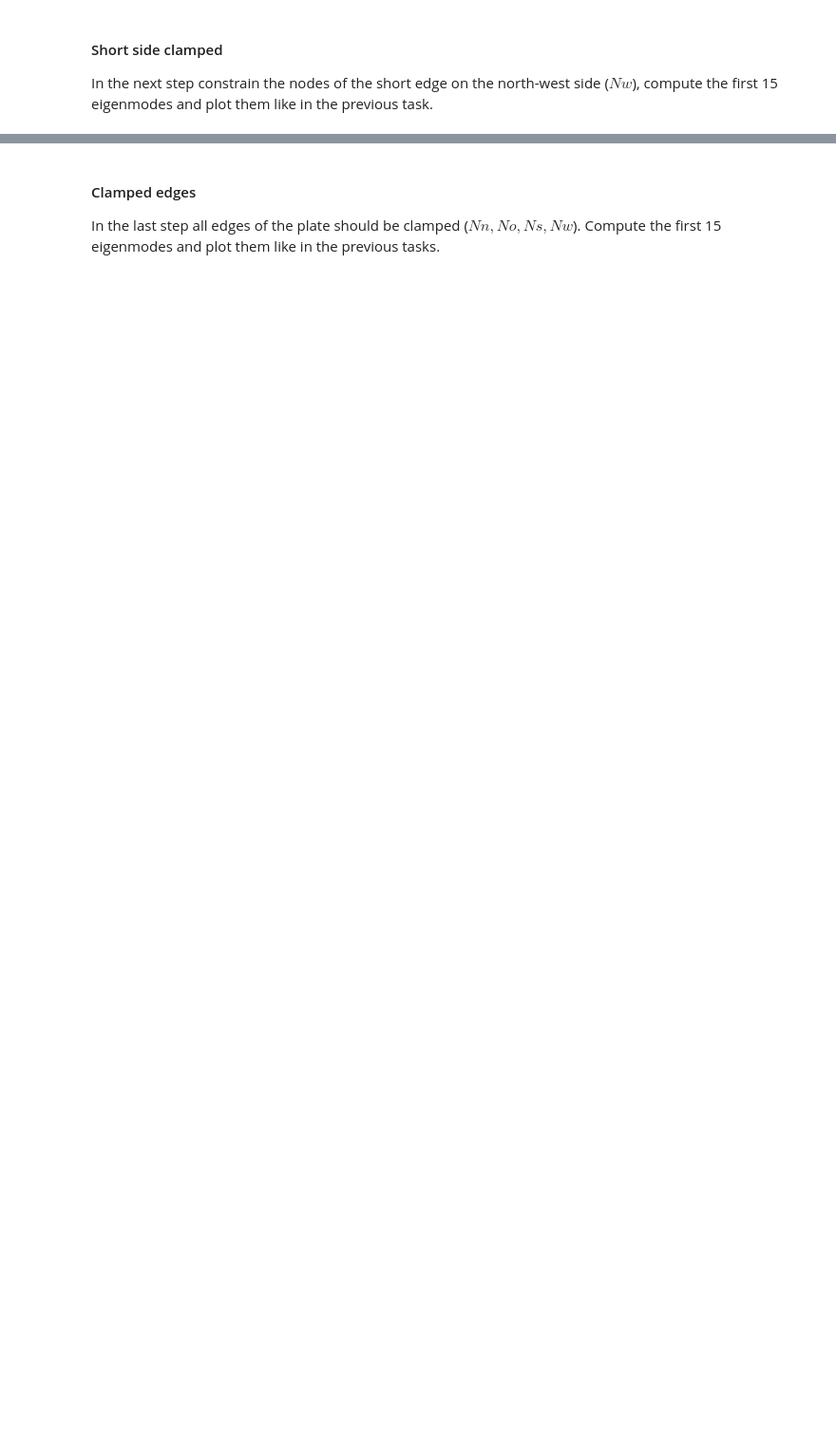
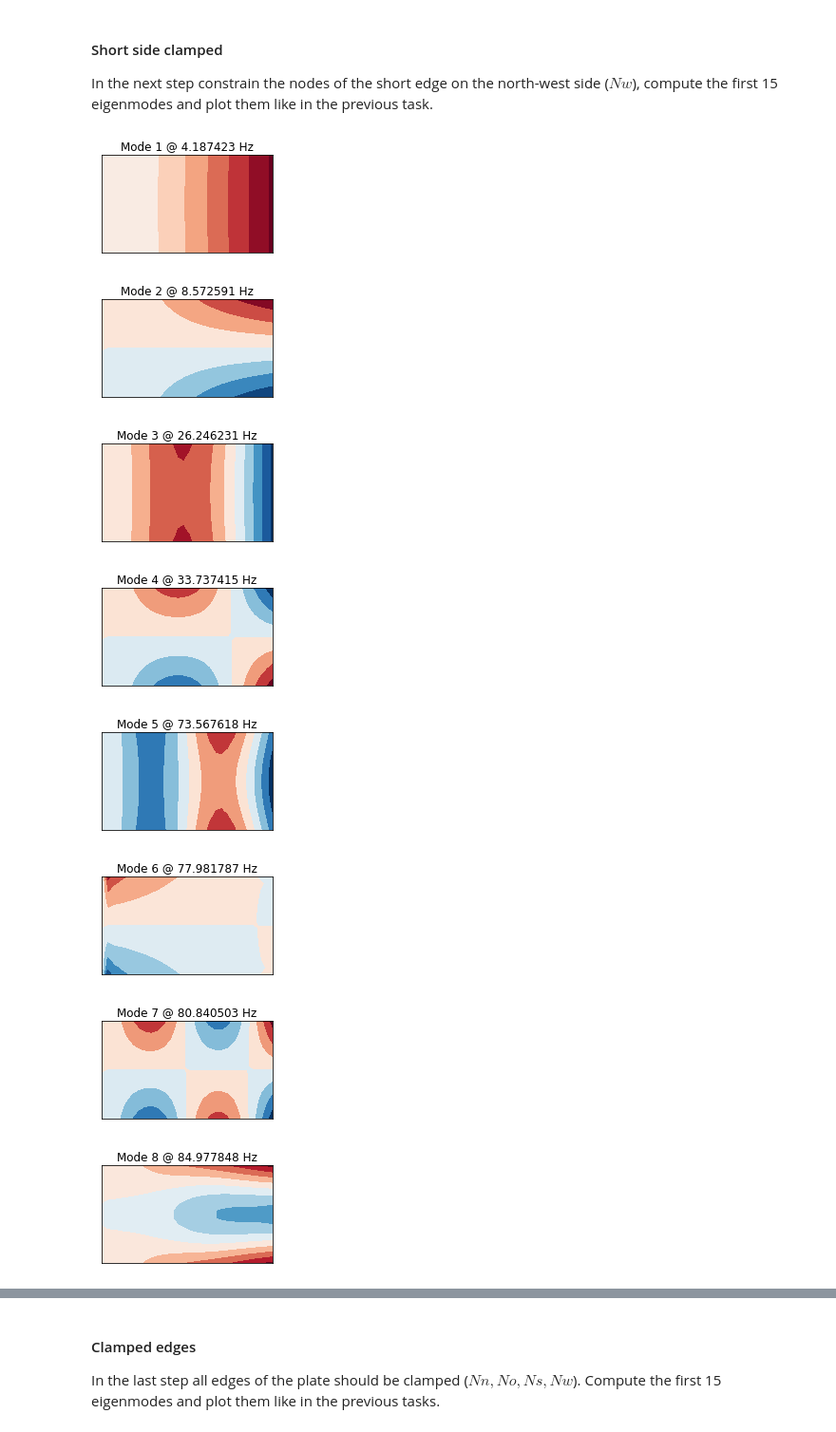
Before and after one commit to phmandl/modalanalyse, a Jupyter notebook: HW1/1_EigenvalueProblem_template-checkpoint.ipynb, the cells around one changed output, grey strips where cells are left out. Shown at 95% size. Saved outputs shown, nothing was run; the diff lists cells and outputs as text; code cells hidden in the pictures; blank space fills up the shorter version.

```diff
--- a/HW1/1_EigenvalueProblem_template-checkpoint.ipynb
+++ b/HW1/1_EigenvalueProblem_template-checkpoint.ipynb
@@ -656,3 +736,35 @@ def plotmodes(V) :
 # %% [markdown]
 #### Short side clamped
 In the next step constrain the nodes of the short edge on the north-west side ($Nw$), compute the first 15 eigenmodes and plot them like in the previous task.
+# %%
+# compute the reduced model based on previous calculations of Nw
+Mc = M[np.ix_(~Ic,~Ic)]
+Kc = K[np.ix_(~Ic,~Ic)]
+
+# only compute a subset of modes of the reduced model
+k = 15
+W,V = eigh(Kc,Mc,eigvals=(0,k))
+
+# add missing nodes (constraints)
+V_new = np.zeros((len(Iz)*3,k+1))
+If_sort = np.sort(If);
+for i,v in enumerate(V.T):
+    V_dat = V[:,i]
+    for d,idx in enumerate(If_sort) :
+        V_dat = np.insert(V_dat,idx,0)
+    V_new[:,i] = V_dat
+
+# do it like the prof suggested
+plotmodes(V_new,W)
+
+# do it fancier
+makeFancyModes(V_new,Ic,W)
+# %% [output]
+[figure, added]
+[figure, added]
+[figure, added]
+[figure, added]
+[figure, added]
+[figure, added]
+[figure, added]
+[figure, added]
```
Also changed, not shown: parts of 13 cells of this notebook.
